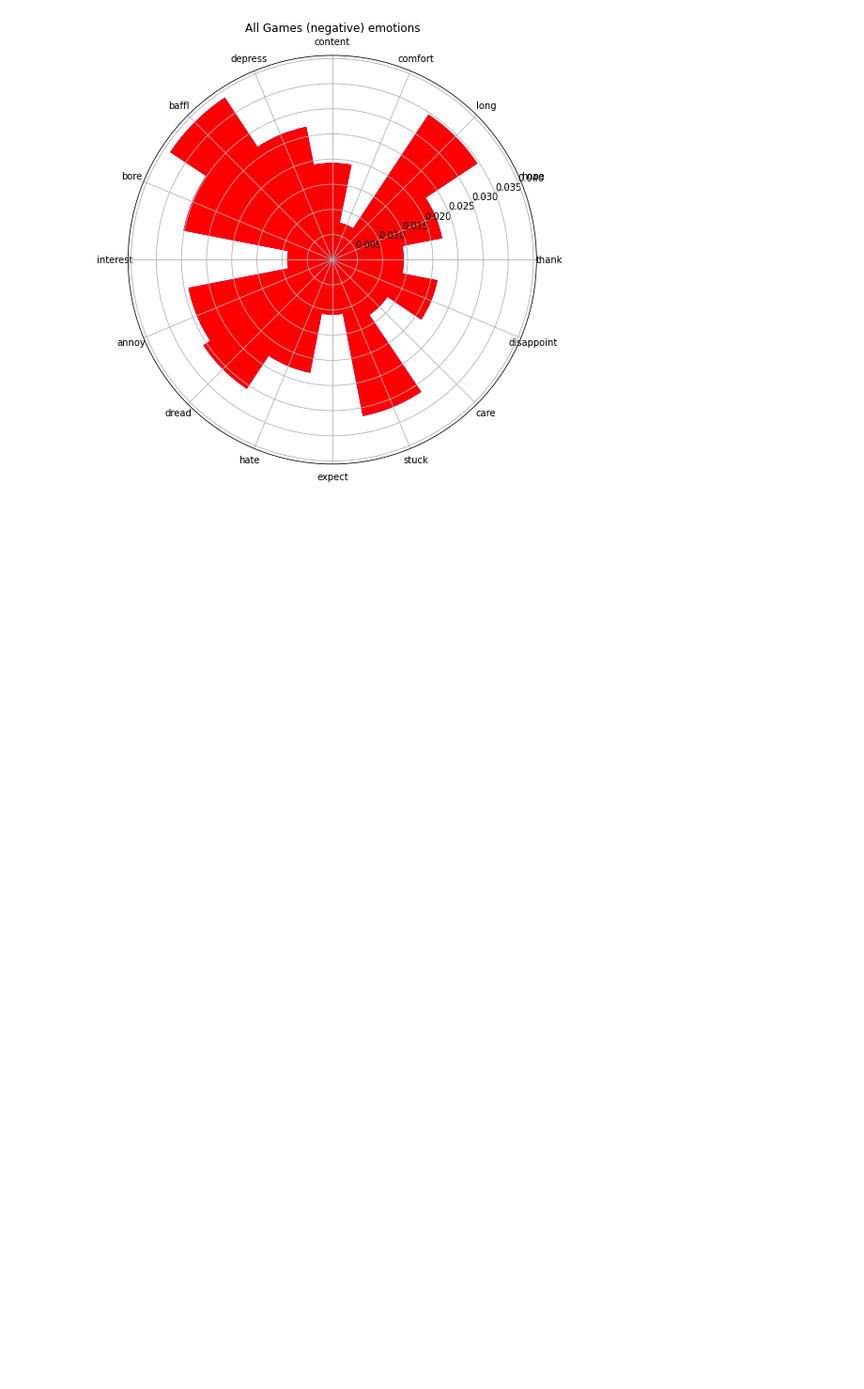
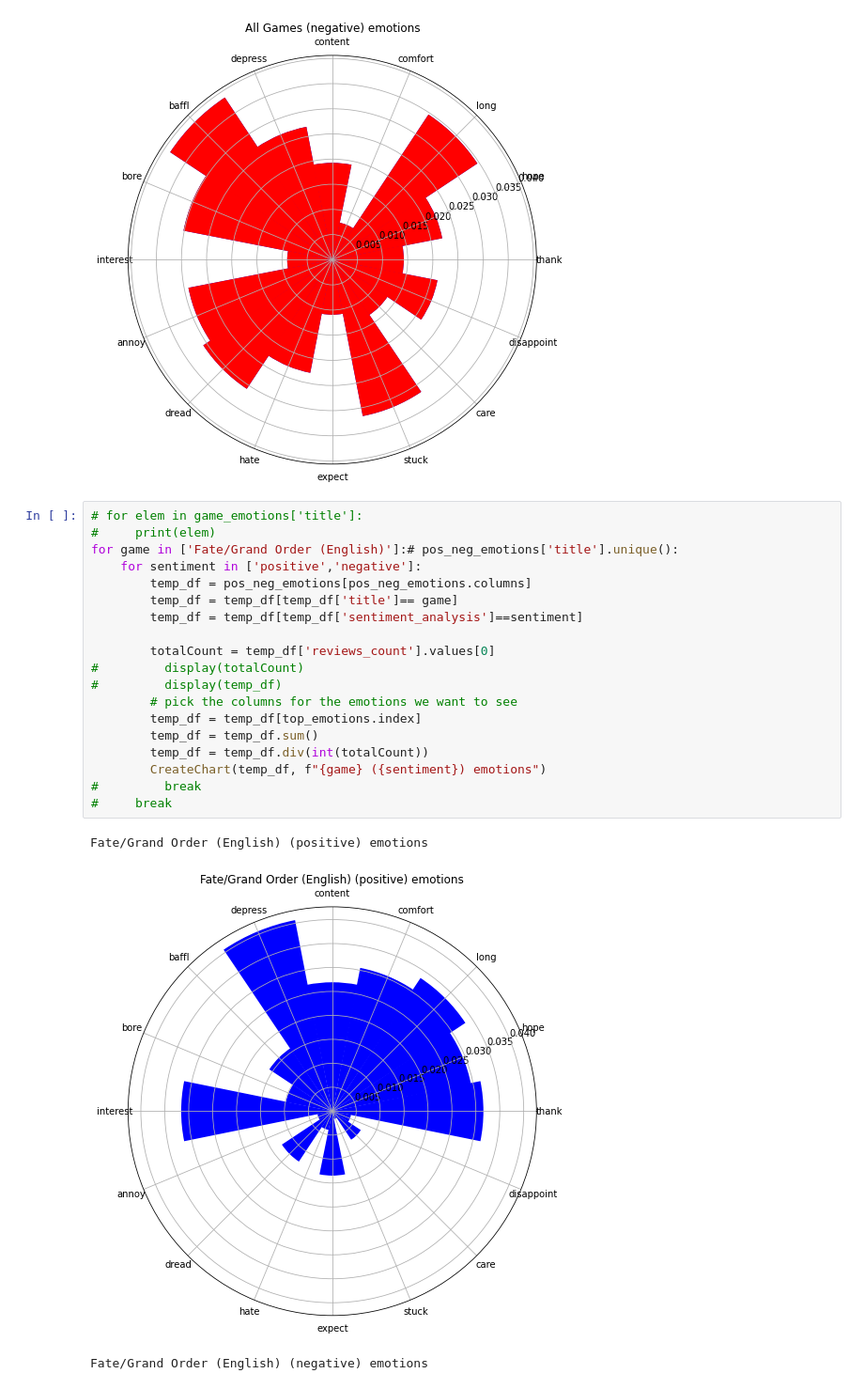
Before and after one commit to mdberryh/CapstoneGotchaGaming, a Jupyter notebook: Gotcha_Gaming_EmotionVectors.ipynb, the cells around one changed output. Shown at 94% size. Drawn from its saved outputs; the diff is of its cells as text; blank space fills up the shorter version.

```diff
--- a/Gotcha_Gaming_EmotionVectors.ipynb
+++ b/Gotcha_Gaming_EmotionVectors.ipynb
@@ -185,3 +185,26 @@ All Games (positive) emotions
 [figure]
 All Games (negative) emotions
 [figure]
+# %%
+# for elem in game_emotions['title']:
+#     print(elem)
+for game in ['Fate/Grand Order (English)']:# pos_neg_emotions['title'].unique():
+    for sentiment in ['positive','negative']:
+        temp_df = pos_neg_emotions[pos_neg_emotions.columns]
+        temp_df = temp_df[temp_df['title']== game]
+        temp_df = temp_df[temp_df['sentiment_analysis']==sentiment]
+
+        totalCount = temp_df['reviews_count'].values[0]
+#         display(totalCount)
+#         display(temp_df)
+        # pick the columns for the emotions we want to see
+        temp_df = temp_df[top_emotions.index]
+        temp_df = temp_df.sum()
+        temp_df = temp_df.div(int(totalCount))
+        CreateChart(temp_df, f"{game} ({sentiment}) emotions")
+#         break
+#     break
+# %% [output]
+Fate/Grand Order (English) (positive) emotions
+[figure, added]
+Fate/Grand Order (English) (negative) emotions
```
Also changed, not shown: parts of 1 cell of this notebook, 1 other file.
